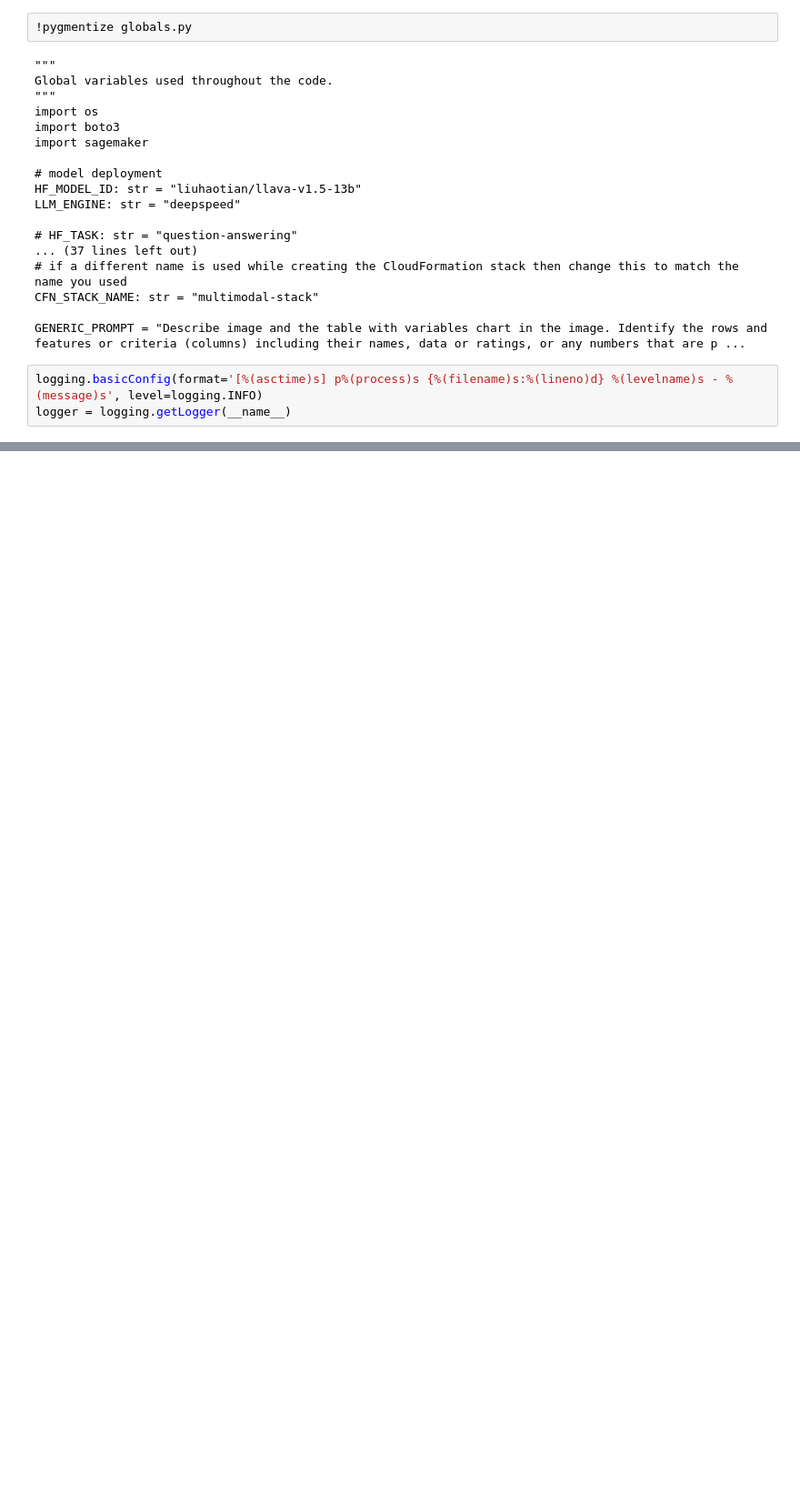
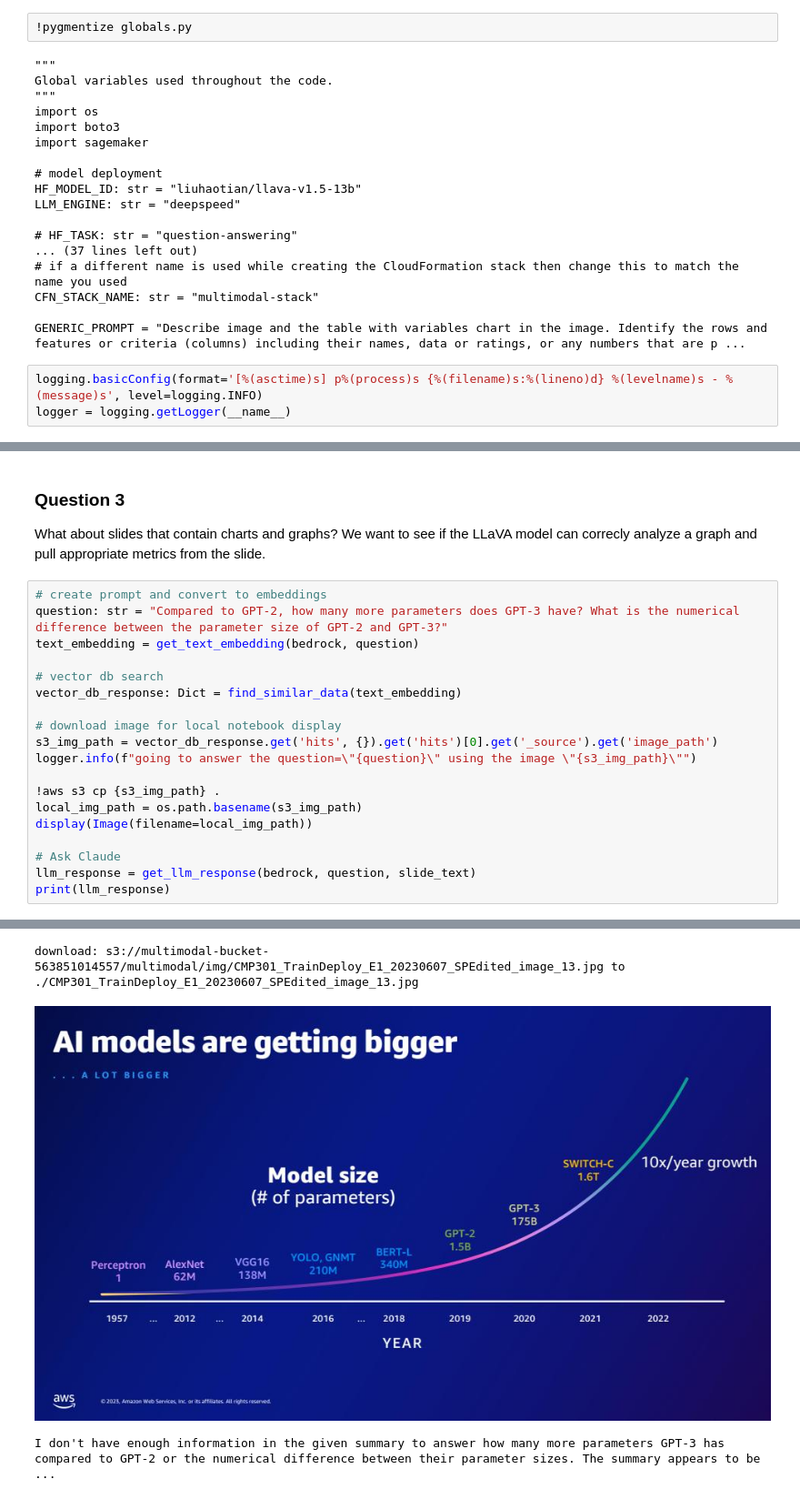
Before and after one commit to aws-samples/multimodal-rag-on-slide-decks, a Jupyter notebook: Blog2-LVM-TitanEmbeddings/notebooks/3_rag_inference.ipynb, the cells around one changed output, grey strips where cells are left out. Shown at 91% size. Cells and saved outputs as stored; diff of their text form; blank space fills up the shorter version.

```diff
--- a/Blog2-LVM-TitanEmbeddings/notebooks/3_rag_inference.ipynb
+++ b/Blog2-LVM-TitanEmbeddings/notebooks/3_rag_inference.ipynb
@@ -140,0 +259,24 @@ The image is a blue and pink advertisement featuring a train and a deploy stable
+# %% [markdown]
+### Question 3
+
+What about slides that contain charts and graphs? We want to see if the LLaVA model can correcly analyze a graph and pull appropriate metrics from the slide.
+# %%
+# create prompt and convert to embeddings
+question: str = "Compared to GPT-2, how many more parameters does GPT-3 have? What is the numerical difference between the parameter size of GPT-2 and GPT-3?"
+text_embedding = get_text_embedding(bedrock, question)
+
+# vector db search
+vector_db_response: Dict = find_similar_data(text_embedding)
+
+# download image for local notebook display
+s3_img_path = vector_db_response.get('hits', {}).get('hits')[0].get('_source').get('image_path')
+logger.info(f"going to answer the question=\"{question}\" using the image \"{s3_img_path}\"")
+
+!aws s3 cp {s3_img_path} .
+local_img_path = os.path.basename(s3_img_path)
+display(Image(filename=local_img_path))
+
+# Ask Claude
+llm_response = get_llm_response(bedrock, question, slide_text)
+print(llm_response)
+# %% [output]
@@ -140,0 +300,3 @@ The image is a blue and pink advertisement featuring a train and a deploy stable
+download: s3://multimodal-bucket-563851014557/multimodal/img/CMP301_TrainDeploy_E1_20230607_SPEdited_image_13.jpg to ./CMP301_TrainDeploy_E1_20230607_SPEdited_image_13.jpg
+[figure, added]
+I don't have enough information in the given summary to answer how many more parameters GPT-3 has compared to GPT-2 or the numerical difference between their parameter sizes. The summary appears to be ...
```
Also changed, not shown: parts of 32 cells of this notebook, 4 other files.
